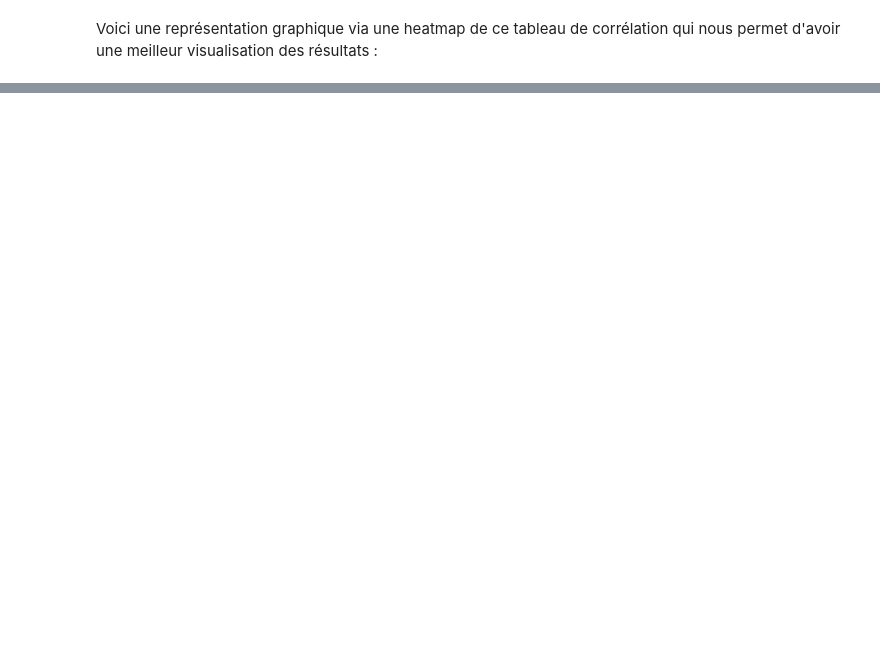
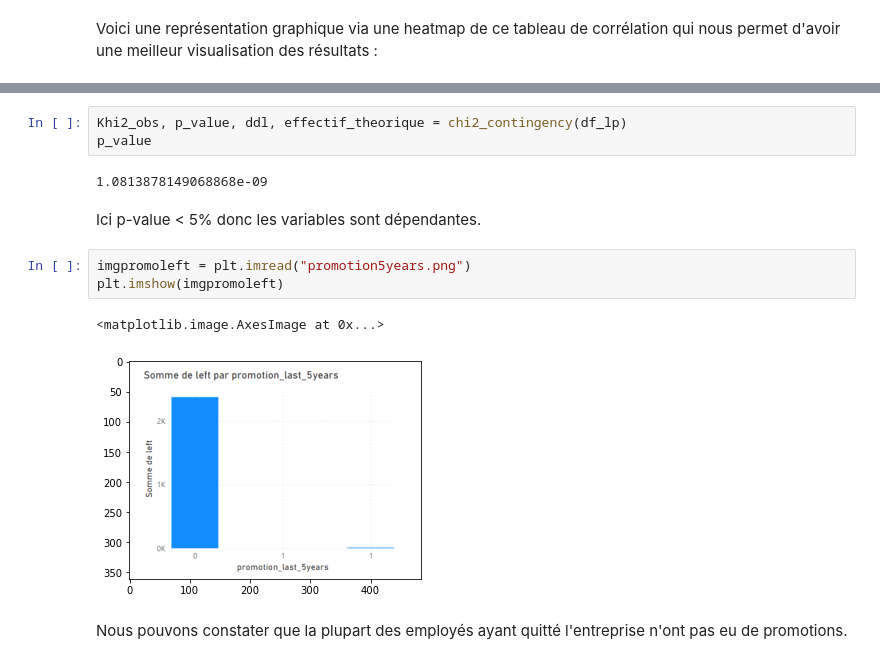
Before and after one commit to Gadeux/Projet-BI---Emma-et-Sarah, a Jupyter notebook: BI-Sarah et Emma.ipynb, the cells around one changed output, grey strips where cells are left out. Cells and saved outputs as stored; diff of their text form; blank space fills up the shorter version.

```diff
--- a/BI-Sarah et Emma.ipynb
+++ b/BI-Sarah et Emma.ipynb
@@ -657,0 +726,15 @@ Afin de pouvoir comparer nos variables qualitatives nous allons utiliser la mét
+# %%
+Khi2_obs, p_value, ddl, effectif_theorique = chi2_contingency(df_lp)
+p_value
+# %% [output]
+1.0813878149068868e-09
+# %% [markdown]
+Ici p-value < 5% donc les variables sont dépendantes.
+# %%
+imgpromoleft = plt.imread("promotion5years.png")
+plt.imshow(imgpromoleft)
+# %% [output]
+<matplotlib.image.AxesImage at 0x...>
+[figure, added]
+# %% [markdown]
+Nous pouvons constater que la plupart des employés ayant quitté l'entreprise n'ont pas eu de promotions.
```
Also changed, not shown: parts of 50 cells of this notebook.
